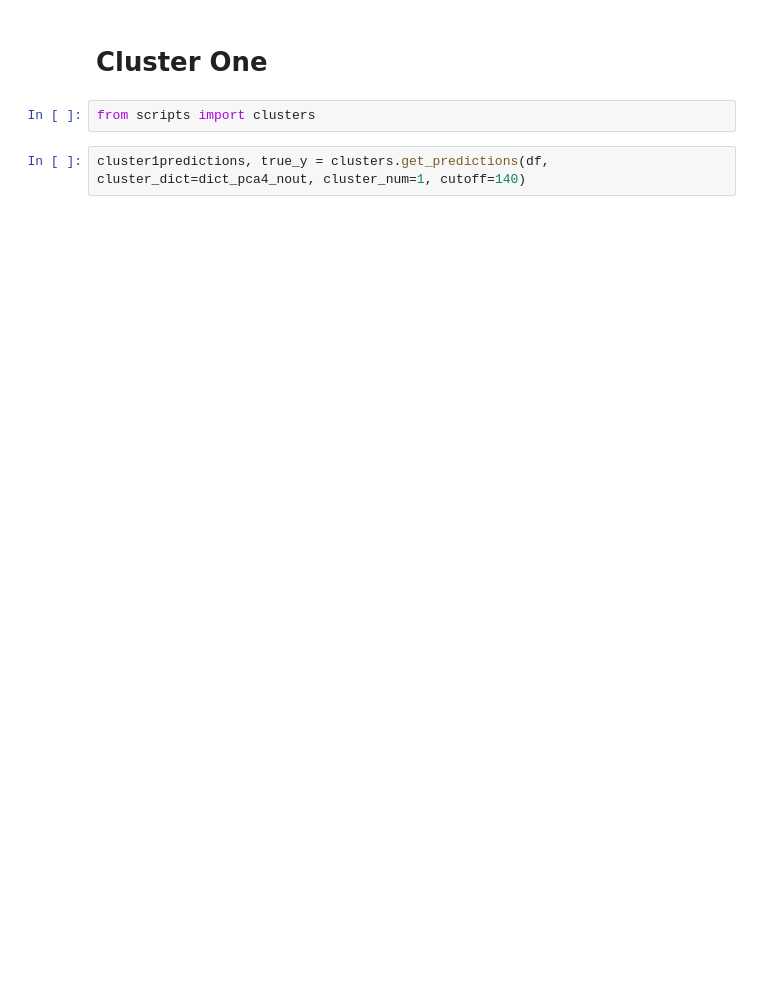
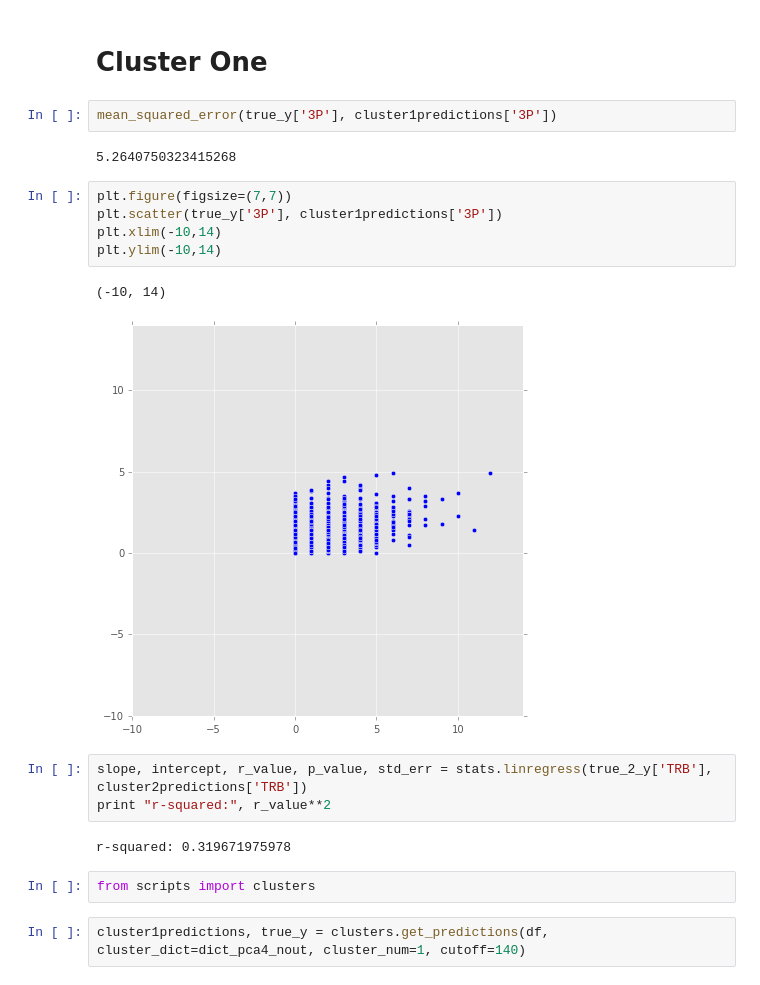
Before and after one commit to EricHPei/fantasy-score-predictor, a Jupyter notebook: score-predictor/src/Final_Notebook.ipynb, the cells around one changed output. Cells and saved outputs as stored; diff of their text form; blank space fills up the shorter version.

```diff
--- a/score-predictor/src/Final_Notebook.ipynb
+++ b/score-predictor/src/Final_Notebook.ipynb
@@ -585,5 +582,22 @@ r-squared: 0.299216253653
 # %% [markdown]
 # Cluster One
+# %%
+mean_squared_error(true_y['3P'], cluster1predictions['3P'])
+# %% [output]
+5.2640750323415268
+# %%
+plt.figure(figsize=(7,7))
+plt.scatter(true_y['3P'], cluster1predictions['3P'])
+plt.xlim(-10,14)
+plt.ylim(-10,14)
+# %% [output]
+(-10, 14)
+[figure, added]
+# %%
+slope, intercept, r_value, p_value, std_err = stats.linregress(true_2_y['TRB'], cluster2predictions['TRB'])
+print "r-squared:", r_value**2
+# %% [output]
+r-squared: 0.319671975978
 # %%
 from scripts import clusters
 # %%
```
Also changed, not shown: parts of 50 cells of this notebook, 6 other files.
